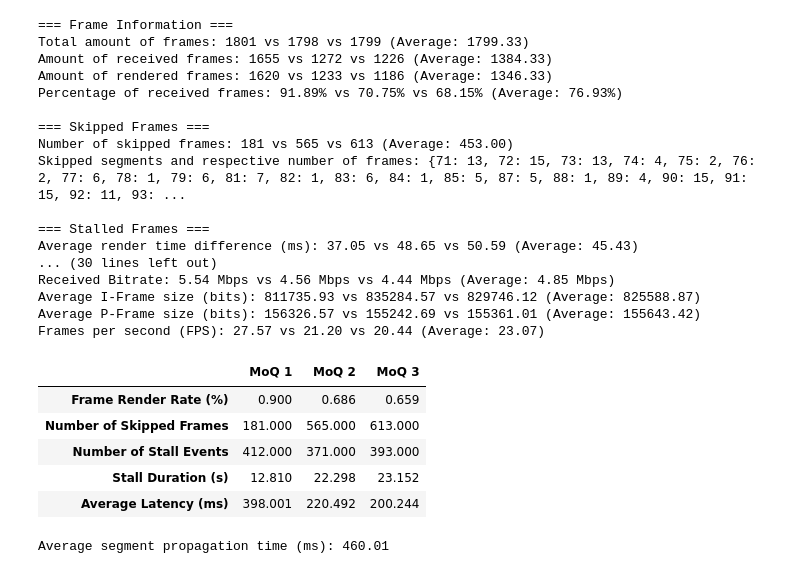
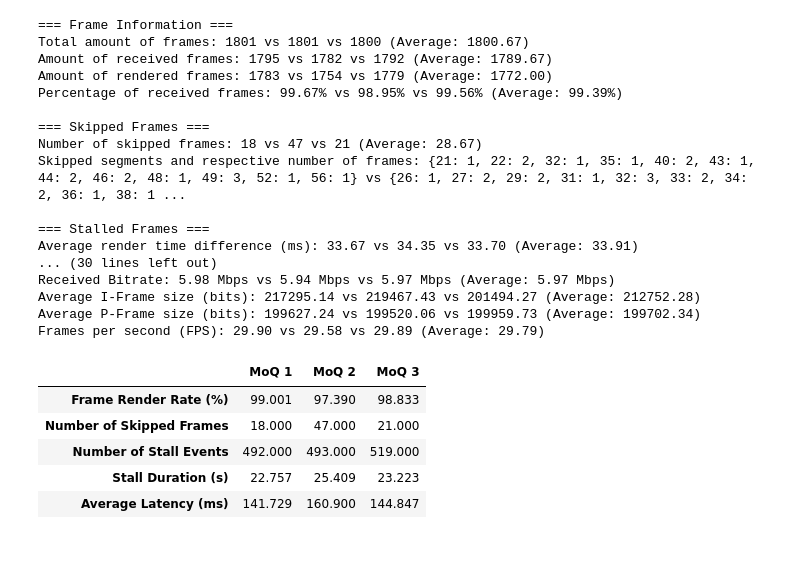
Before and after one commit to LasseWinkel/moq-dash-data, a Jupyter notebook: moq_analysis/average.ipynb, the cells around one changed output. Cells and saved outputs as stored; diff of their text form; code cells hidden in the pictures.

Commit message:
Stall distribution

```diff
--- a/moq_analysis/average.ipynb
+++ b/moq_analysis/average.ipynb
@@ -6,7 +6,7 @@ total_publishing_duration = 60
 stall_criteria = 35
 # %%
 # Open the JSON file
-with open('base_data/res1080fps30bit6gop(0.5,0,0)loss0delay50-1000-50bw100.json', 'r') as file:
+with open('base_data/res1080fps30bit6gop(2,99,95)loss10delay50bw100.json', 'r') as file:
     json_data_data_0 = json.load(file)
 
 # Convert JSON data to DataFrame
@@ -122,7 +122,7 @@ avg_time_diff_ms_data_0 = receive_time_difference_data_0.mean()
 fps_data_0 = 1000 / avg_time_diff_ms_data_0
 # %%
 # Open the JSON file
-with open('base_data/res1080fps30bit6gop(0.5,0,0)loss0delay50-1500-50bw100.json', 'r') as file:
+with open('base_data/res1080fps30bit6gop(2,99,95)loss10delay50bw100 (1).json', 'r') as file:
     json_data_data_1 = json.load(file)
 
 # Convert JSON data to DataFrame
@@ -238,7 +238,7 @@ avg_time_diff_ms_data_1 = receive_time_difference_data_1.mean()
 fps_data_1 = 1000 / avg_time_diff_ms_data_1
 # %%
 # Open the JSON file
-with open('base_data/res1080fps30bit6gop(0.5,0,0)loss0delay50-2000-50bw100.json', 'r') as file:
+with open('base_data/res1080fps30bit6gop(2,99,95)loss10delay50bw100 (2).json', 'r') as file:
     json_data_data_2 = json.load(file)
 
 # Convert JSON data to DataFrame
@@ -480,68 +480,66 @@ print("Frames per second (FPS): {:.2f} vs {:.2f} vs {:.2f} (Average: {:.2f})".fo
     round(fps_data_0, 2), round(fps_data_1, 2), round(fps_data_2, 2), round(avg_fps, 2)))
 # %% [output]
 === Frame Information ===
-Total amount of frames: 1801 vs 1798 vs 1799 (Average: 1799.33)
-Amount of received frames: 1655 vs 1272 vs 1226 (Average: 1384.33)
-Amount of rendered frames: 1620 vs 1233 vs 1186 (Average: 1346.33)
-Percentage of received frames: 91.89% vs 70.75% vs 68.15% (Average: 76.93%)
+Total amount of frames: 1801 vs 1801 vs 1800 (Average: 1800.67)
+Amount of received frames: 1795 vs 1782 vs 1792 (Average: 1789.67)
+Amount of rendered frames: 1783 vs 1754 vs 1779 (Average: 1772.00)
+Percentage of received frames: 99.67% vs 98.95% vs 99.56% (Average: 99.39%)
 
 === Skipped Frames ===
-Number of skipped frames: 181 vs 565 vs 613 (Average: 453.00)
-Skipped segments and respective number of frames: {71: 13, 72: 15, 73: 13, 74: 4, 75: 2, 76: 2, 77: 6, 78: 1, 79: 6, 81: 7, 82: 1, 83: 6, 84: 1, 85: 5, 87: 5, 88: 1, 89: 4, 90: 15, 91: 15, 92: 11, 93: ...
+Number of skipped frames: 18 vs 47 vs 21 (Average: 28.67)
+Skipped segments and respective number of frames: {21: 1, 22: 2, 32: 1, 35: 1, 40: 2, 43: 1, 44: 2, 46: 2, 48: 1, 49: 3, 52: 1, 56: 1} vs {26: 1, 27: 2, 29: 2, 31: 1, 32: 3, 33: 2, 34: 2, 36: 1, 38: 1 ...
 
 === Stalled Frames ===
-Average render time difference (ms): 37.05 vs 48.65 vs 50.59 (Average: 45.43)
+Average render time difference (ms): 33.67 vs 34.35 vs 33.70 (Average: 33.91)
 ... (30 lines left out)
-Received Bitrate: 5.54 Mbps vs 4.56 Mbps vs 4.44 Mbps (Average: 4.85 Mbps)
-Average I-Frame size (bits): 811735.93 vs 835284.57 vs 829746.12 (Average: 825588.87)
-Average P-Frame size (bits): 156326.57 vs 155242.69 vs 155361.01 (Average: 155643.42)
-Frames per second (FPS): 27.57 vs 21.20 vs 20.44 (Average: 23.07)
+Received Bitrate: 5.98 Mbps vs 5.94 Mbps vs 5.97 Mbps (Average: 5.97 Mbps)
+Average I-Frame size (bits): 217295.14 vs 219467.43 vs 201494.27 (Average: 212752.28)
+Average P-Frame size (bits): 199627.24 vs 199520.06 vs 199959.73 (Average: 199702.34)
+Frames per second (FPS): 29.90 vs 29.58 vs 29.89 (Average: 29.79)
 # %%
 pd.options.display.float_format = '{:.3f}'.format
 table_data = {
     'MoQ 1': [
-        num_frames_rendered_data_0 / len(df_data_0),
+        num_frames_rendered_data_0 / len(df_data_0) * 100,
         number_of_skipped_frames_data_0,
         num_of_stall_events_data_0,
         total_stall_duration_data_0 / 1000,
         avg_total_time_data_0
     ],
     'MoQ 2': [
-        num_frames_rendered_data_1 / len(df_data_1),
+        num_frames_rendered_data_1 / len(df_data_1) * 100,
         number_of_skipped_frames_data_1,
         num_of_stall_events_data_1,
         total_stall_duration_data_1 / 1000,
         avg_total_time_data_1
     ],
     'MoQ 3': [
-        num_frames_rendered_data_2 / len(df_data_2),
+        num_frames_rendered_data_2 / len(df_data_2) * 100,
         number_of_skipped_frames_data_2,
         num_of_stall_events_data_2,
         total_stall_duration_data_2 / 1000,
         avg_total_time_data_2
     ],
 }
 row_labels = ['Frame Render Rate (%)', 'Number of Skipped Frames', 'Number of Stall Events', 'Stall Duration (s)', 'Average Latency (ms)']
 table = pd.DataFrame(table_data, index=row_labels)
 table
 # %% [output]
 |  | MoQ 1 | MoQ 2 | MoQ 3 |
-| Frame Render Rate (%) | 0.900 | 0.686 | 0.659 |
-| Number of Skipped Frames | 181.000 | 565.000 | 613.000 |
-| Number of Stall Events | 412.000 | 371.000 | 393.000 |
-| Stall Duration (s) | 12.810 | 22.298 | 23.152 |
-| Average Latency (ms) | 398.001 | 220.492 | 200.244 |
+| Frame Render Rate (%) | 99.001 | 97.390 | 98.833 |
+| Number of Skipped Frames | 18.000 | 47.000 | 21.000 |
+| Number of Stall Events | 492.000 | 493.000 | 519.000 |
+| Stall Duration (s) | 22.757 | 25.409 | 23.223 |
+| Average Latency (ms) | 141.729 | 160.900 | 144.847 |
 # %%
-# # Open the JSON file
-with open('base_data/segmentsres1080fps30bit6gop(0.5,0,0)loss0delay50-1500-50bw100.json', 'r') as file:
-    json_data_segments_data_2 = json.load(file)
+# # # Open the JSON file
+# with open('base_data/segmentsres1080fps30bit6gop(0.5,0,0)loss0delay50-1500-50bw100.json', 'r') as file:
+#     json_data_segments_data_2 = json.load(file)
 
-# Convert JSON data to DataFrame
-df_segments_data_2 = pd.DataFrame(json_data_segments_data_2)
+# # Convert JSON data to DataFrame
+# df_segments_data_2 = pd.DataFrame(json_data_segments_data_2)
 
-print("Average segment propagation time (ms):", round(df_segments_data_2['propagationTime'].mean(), 2))
+# print("Average segment propagation time (ms):", round(df_segments_data_2['propagationTime'].mean(), 2))
-# %% [output]
-Average segment propagation time (ms): 460.01
 # %%
 # # Initialize counter for key frames meeting the condition
 # count_late_key_frames = 0
```
Also changed, not shown: parts of 3 cells of this notebook, 1 other file.
